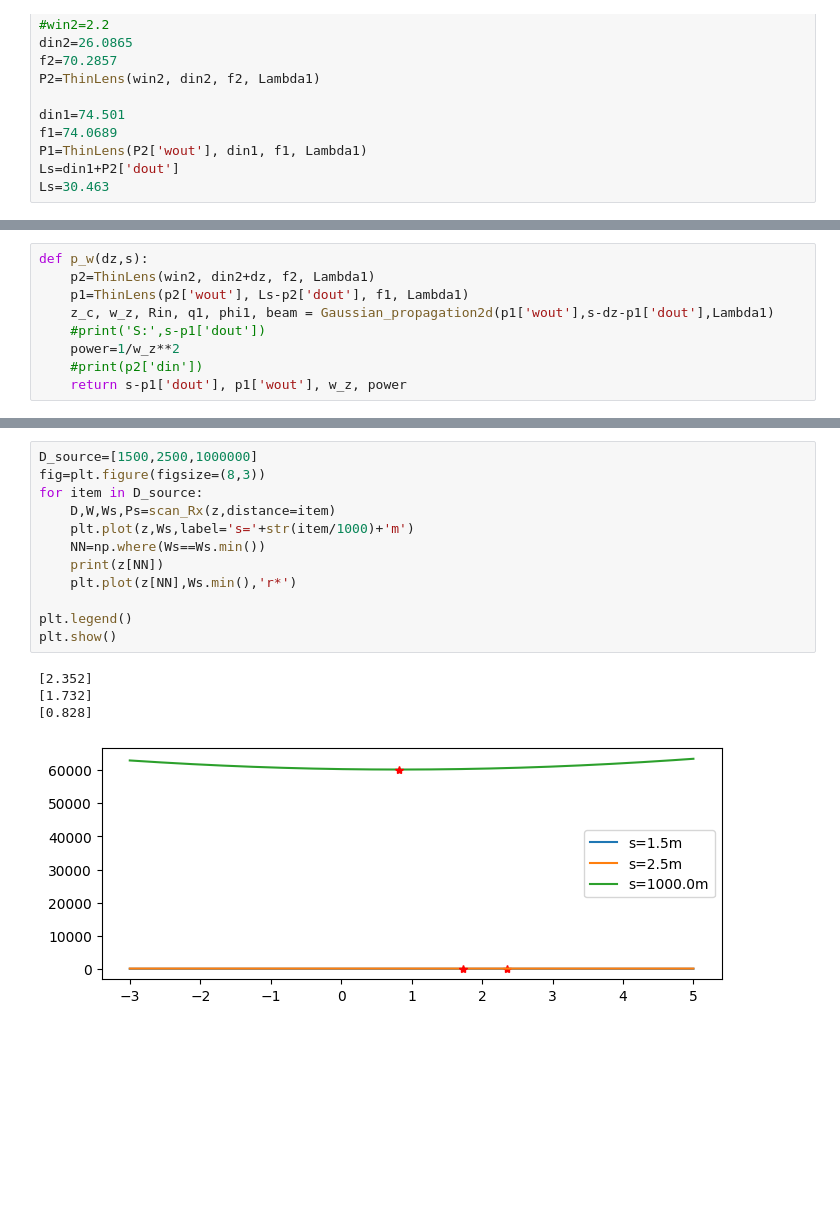
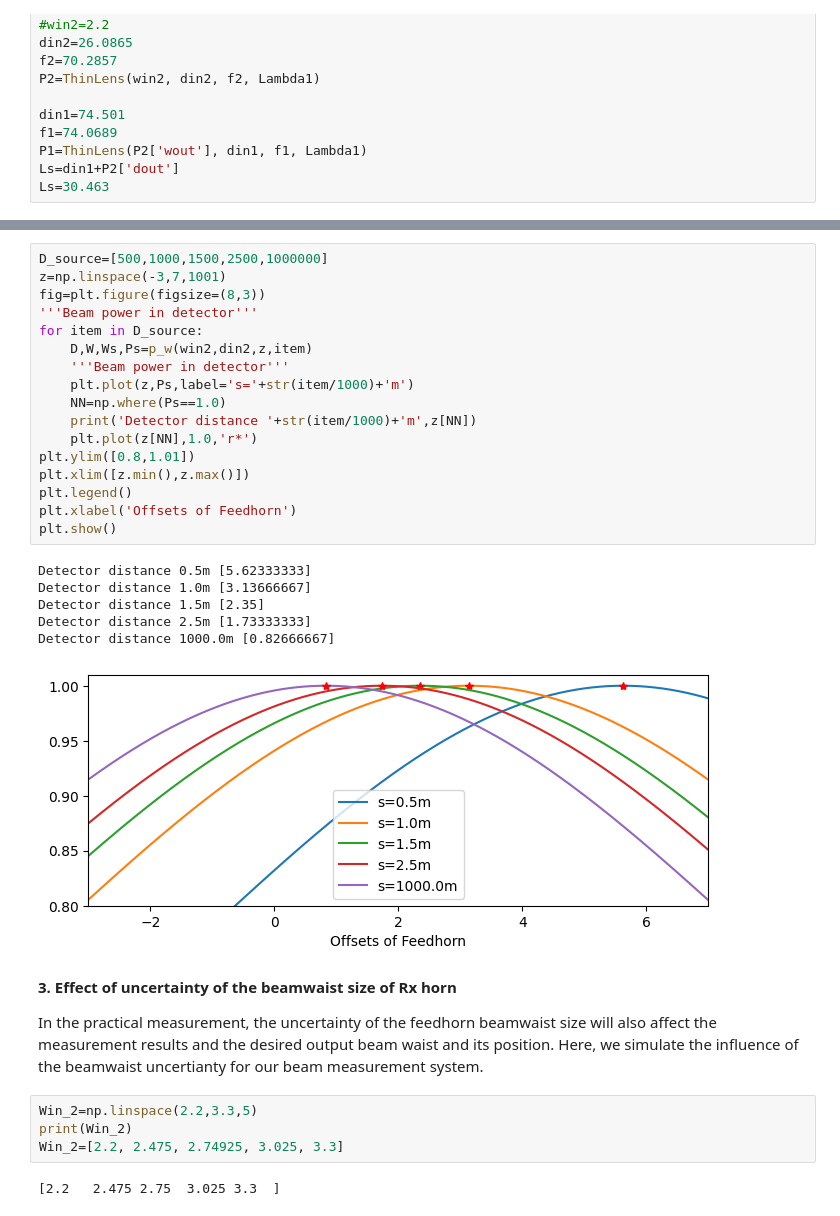
Before and after one commit to XiaodongRencologne/GaussianOptics, a Jupyter notebook: CHAMP_Test.ipynb, the cells around one changed output, grey strips where cells are left out. Saved outputs shown, nothing was run; the diff lists cells and outputs as text; blank space fills up the shorter version.

Commit message:
simulate the case for differente input beam waist

```diff
--- a/CHAMP_Test.ipynb
+++ b/CHAMP_Test.ipynb
@@ -47,9 +52,0 @@ plt.axis('equal')
-# %%
-def p_w(dz,s):
-    p2=ThinLens(win2, din2+dz, f2, Lambda1)
-    p1=ThinLens(p2['wout'], Ls-p2['dout'], f1, Lambda1)
-    z_c, w_z, Rin, q1, phi1, beam = Gaussian_propagation2d(p1['wout'],s-dz-p1['dout'],Lambda1)
-    #print('S:',s-p1['dout'])
-    power=1/w_z**2
-    #print(p2['din'])
-    return s-p1['dout'], p1['wout'], w_z, power
@@ -75,18 +86,35 @@ D2,W2,Ws2,Power2=scan_Rx(z,distance=2000)
 # %%
-D_source=[1500,2500,1000000]
+D_source=[500,1000,1500,2500,1000000]
+z=np.linspace(-3,7,1001)
 fig=plt.figure(figsize=(8,3))
+'''Beam power in detector'''
 for item in D_source:
-    D,W,Ws,Ps=scan_Rx(z,distance=item)
-    plt.plot(z,Ws,label='s='+str(item/1000)+'m')
-    NN=np.where(Ws==Ws.min())
-    print(z[NN])
-    plt.plot(z[NN],Ws.min(),'r*')
-
+    D,W,Ws,Ps=p_w(win2,din2,z,item)
+    '''Beam power in detector'''
+    plt.plot(z,Ps,label='s='+str(item/1000)+'m')
+    NN=np.where(Ps==1.0)
+    print('Detector distance '+str(item/1000)+'m',z[NN])
+    plt.plot(z[NN],1.0,'r*')
+plt.ylim([0.8,1.01])
+plt.xlim([z.min(),z.max()])
 plt.legend()
+plt.xlabel('Offsets of Feedhorn')
 plt.show()
 # %% [output]
-[2.352]
-[1.732]
-[0.828]
+Detector distance 0.5m [5.62333333]
+Detector distance 1.0m [3.13666667]
+Detector distance 1.5m [2.35]
+Detector distance 2.5m [1.73333333]
+Detector distance 1000.0m [0.82666667]
-[figure, old version]
+[figure, new version]
+# %% [markdown]
+**3. Effect of uncertainty of the beamwaist size of Rx horn**
+
+In the practical measurement, the uncertainty of the feedhorn beamwaist size will also affect the measurement results and the desired output beam waist and its position. Here, we simulate the influence of the beamwaist uncertianty for our beam measurement system.
+# %%
+Win_2=np.linspace(2.2,3.3,5)
+print(Win_2)
+Win_2=[2.2, 2.475, 2.74925, 3.025, 3.3]
+# %% [output]
+[2.2   2.475 2.75  3.025 3.3  ]
 # %%
```
Also changed, not shown: parts of 17 cells of this notebook.
